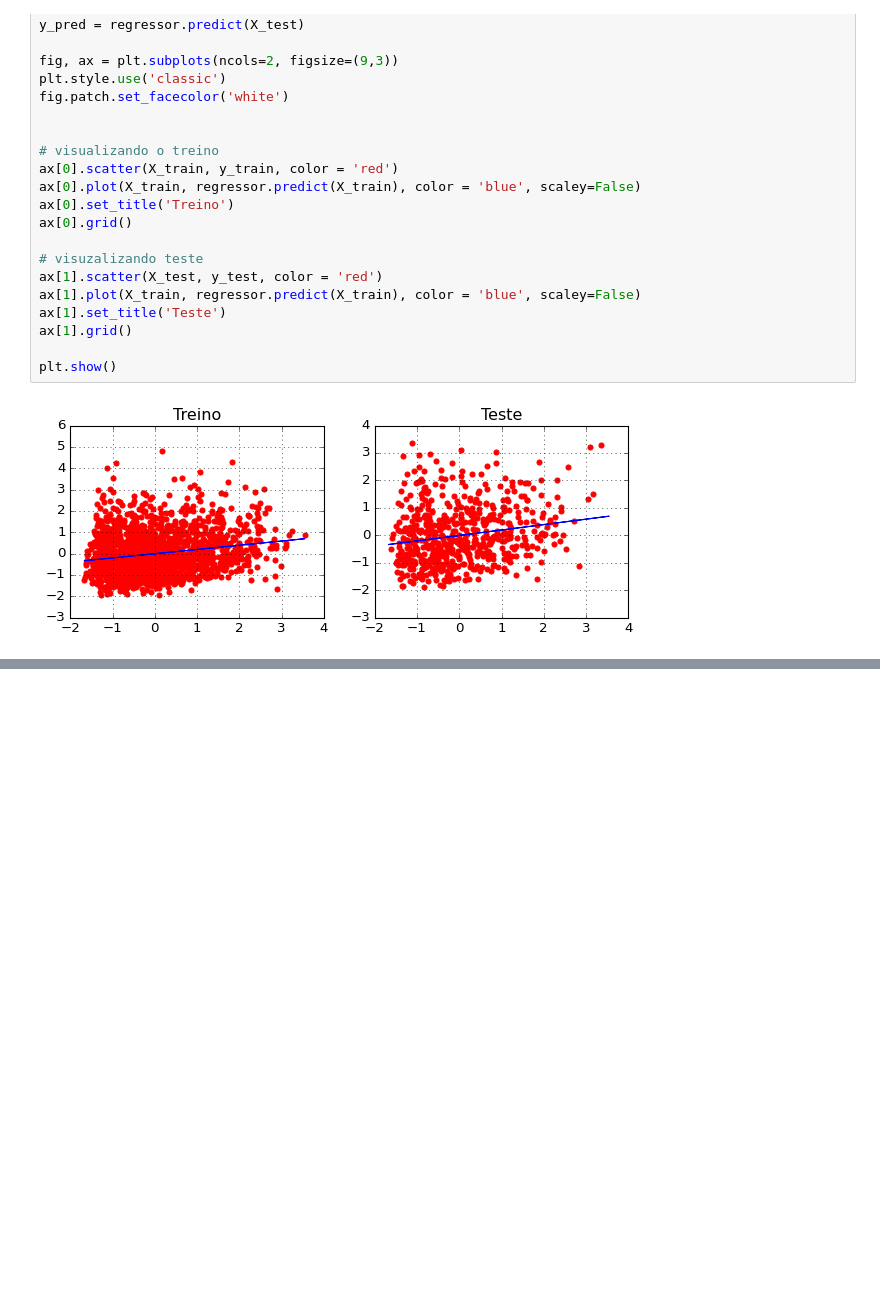
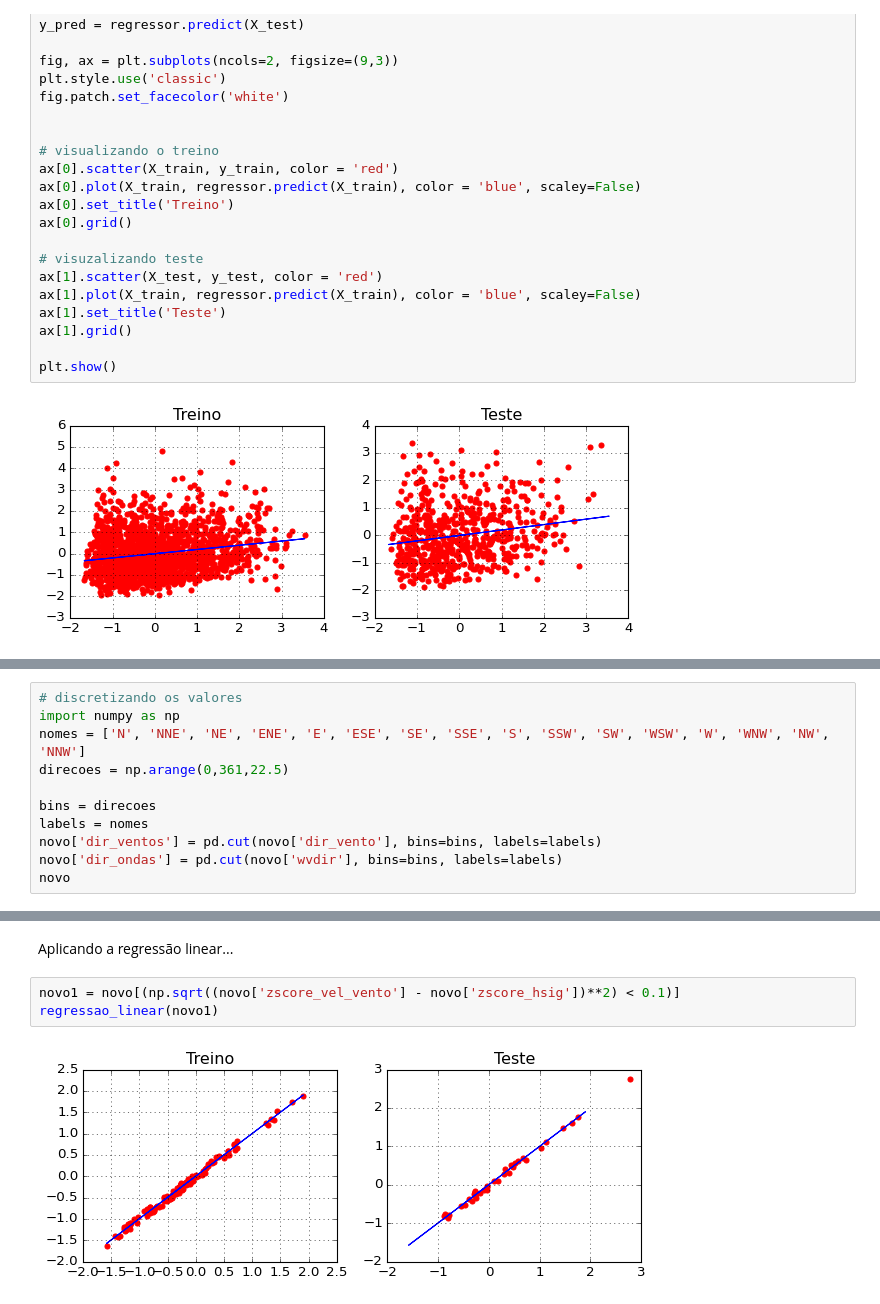
Before and after one commit to jonatanriq/oceanografia, a Jupyter notebook: analise_simcosta_ipanema.ipynb, the cells around one changed output, grey strips where cells are left out. Saved outputs shown, nothing was run; the diff lists cells and outputs as text; blank space fills up the shorter version.

```diff
--- a/analise_simcosta_ipanema.ipynb
+++ b/analise_simcosta_ipanema.ipynb
@@ -410,0 +536,11 @@ plt.show()
+# %%
+# discretizando os valores
+import numpy as np
+nomes = ['N', 'NNE', 'NE', 'ENE', 'E', 'ESE', 'SE', 'SSE', 'S', 'SSW', 'SW', 'WSW', 'W', 'WNW', 'NW', 'NNW']
+direcoes = np.arange(0,361,22.5)
+
+bins = direcoes
+labels = nomes
+novo['dir_ventos'] = pd.cut(novo['dir_vento'], bins=bins, labels=labels)
+novo['dir_ondas'] = pd.cut(novo['wvdir'], bins=bins, labels=labels)
+novo
@@ -410,0 +561,7 @@ plt.show()
+# %% [markdown]
+Aplicando a regressão linear...
+# %%
+novo1 = novo[(np.sqrt((novo['zscore_vel_vento'] - novo['zscore_hsig'])**2) < 0.1)]
+regressao_linear(novo1)
+# %% [output]
+[figure, added]
```
Also changed, not shown: parts of 23 cells of this notebook.
